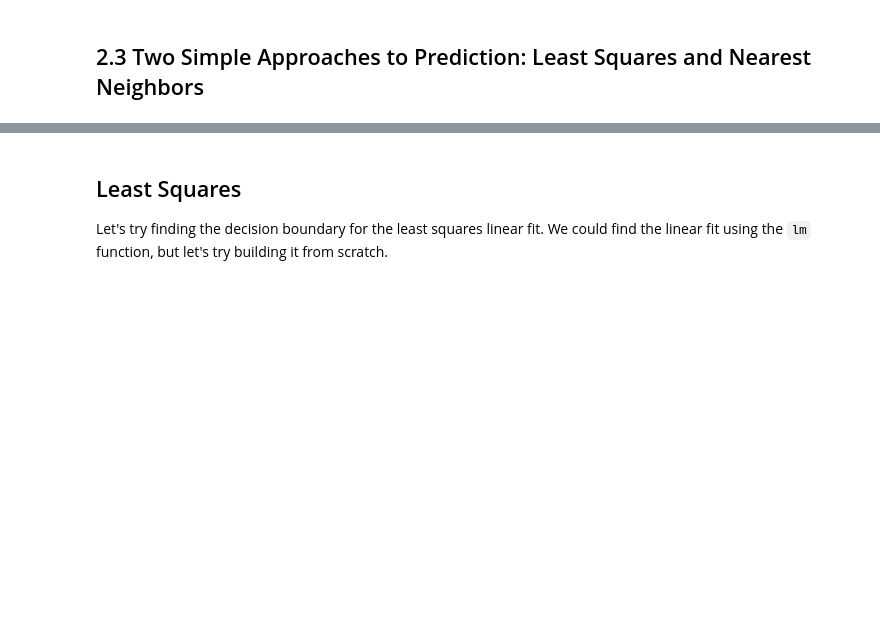
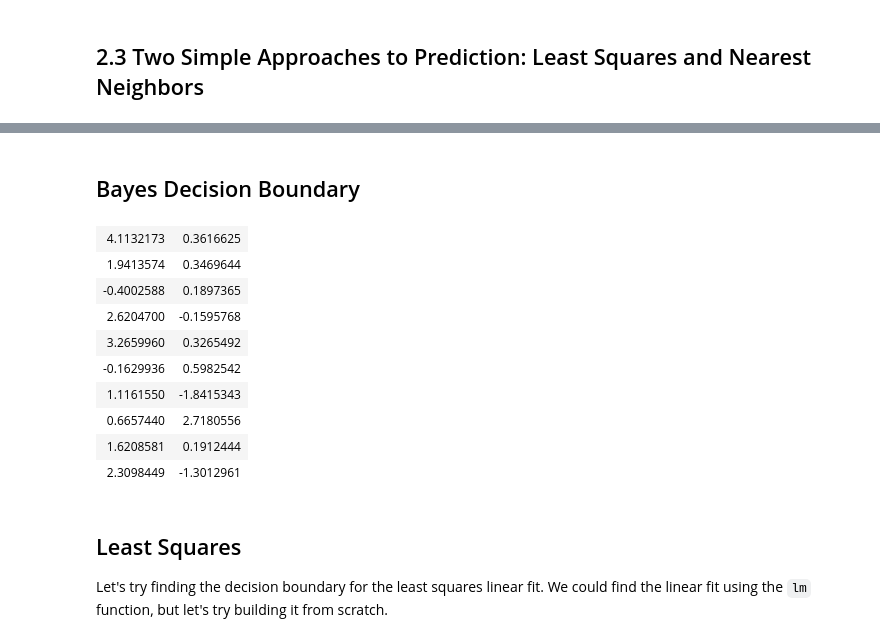
Before and after one commit to mcraig2/book-learnings, a Jupyter notebook: ESL/ch2/figures_reproduced.ipynb, the cells around one changed output, grey strips where cells are left out. Saved outputs shown, nothing was run; the diff lists cells and outputs as text; code cells hidden in the pictures; blank space fills up the shorter version.

```diff
--- a/ESL/ch2/figures_reproduced.ipynb
+++ b/ESL/ch2/figures_reproduced.ipynb
@@ -36,3 +38,28 @@ plot.df()
+# %% [markdown]
+## Bayes Decision Boundary
+# %%
+library(mvtnorm)
+
+setup$orange.means
+
+#x.bounds <- seq(min(setup$data$x), max(setup$data$x), length.out=200)
+#y.bounds <- seq(min(setup$data$y), max(setup$data$y), length.out=200)
+#boundary <- expand.grid(x.bounds, y.bounds)
+#boundary$bayes <- dmvnorm(boundary, mean=.1*colSums(setup$orange.means), sigma=2 * diag(2))
+
+#plot.df(setup$data) +
+#    geom_contour(data=boundary, aes(x=Var1, y=Var2, z=bayes))
+# %% [output]
+| 4.1132173 | 0.3616625 |
+| 1.9413574 | 0.3469644 |
+| -0.4002588 | 0.1897365 |
+| 2.6204700 | -0.1595768 |
+| 3.2659960 | 0.3265492 |
+| -0.1629936 | 0.5982542 |
+| 1.1161550 | -1.8415343 |
+| 0.6657440 | 2.7180556 |
+| 1.6208581 | 0.1912444 |
+| 2.3098449 | -1.3012961 |
 # %% [markdown]
 ## Least Squares
 
```
Also changed, not shown: parts of 5 cells of this notebook, 6 other files.
